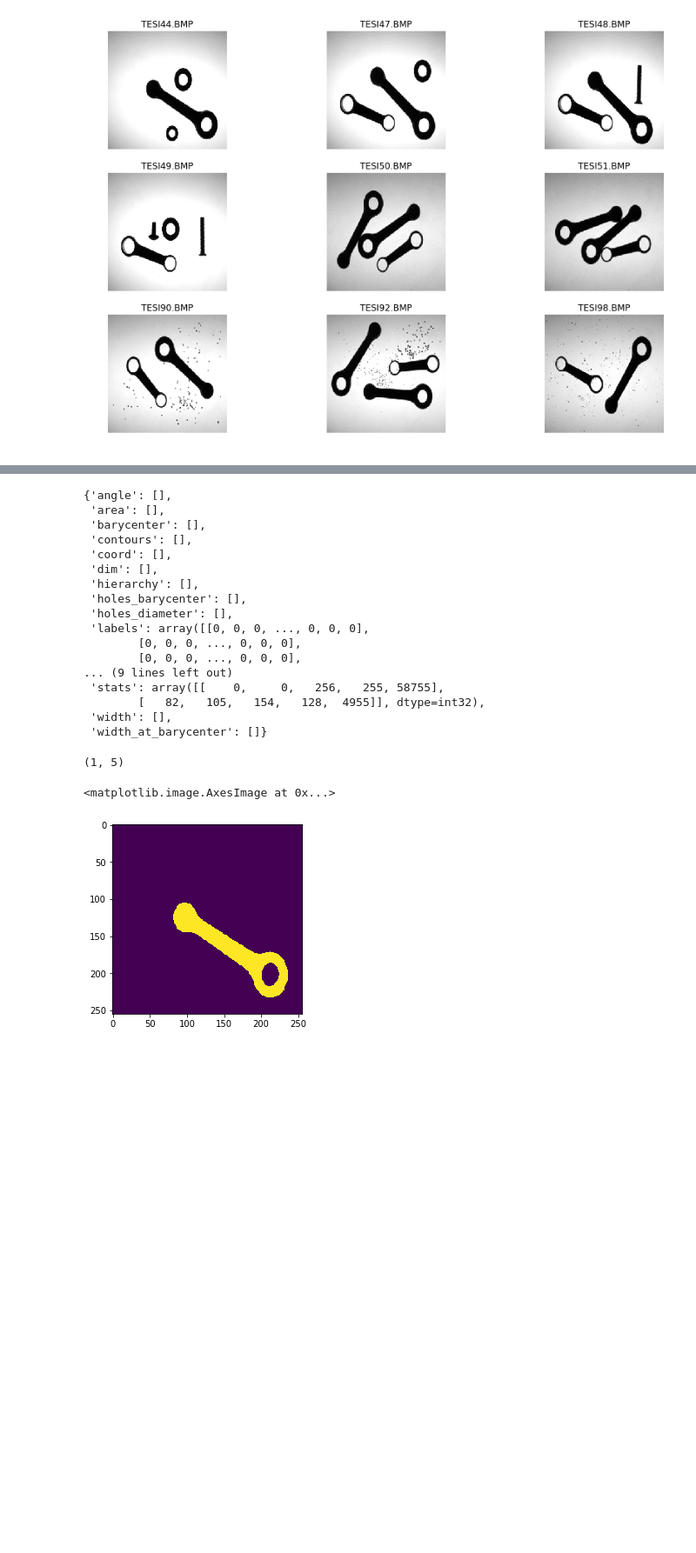
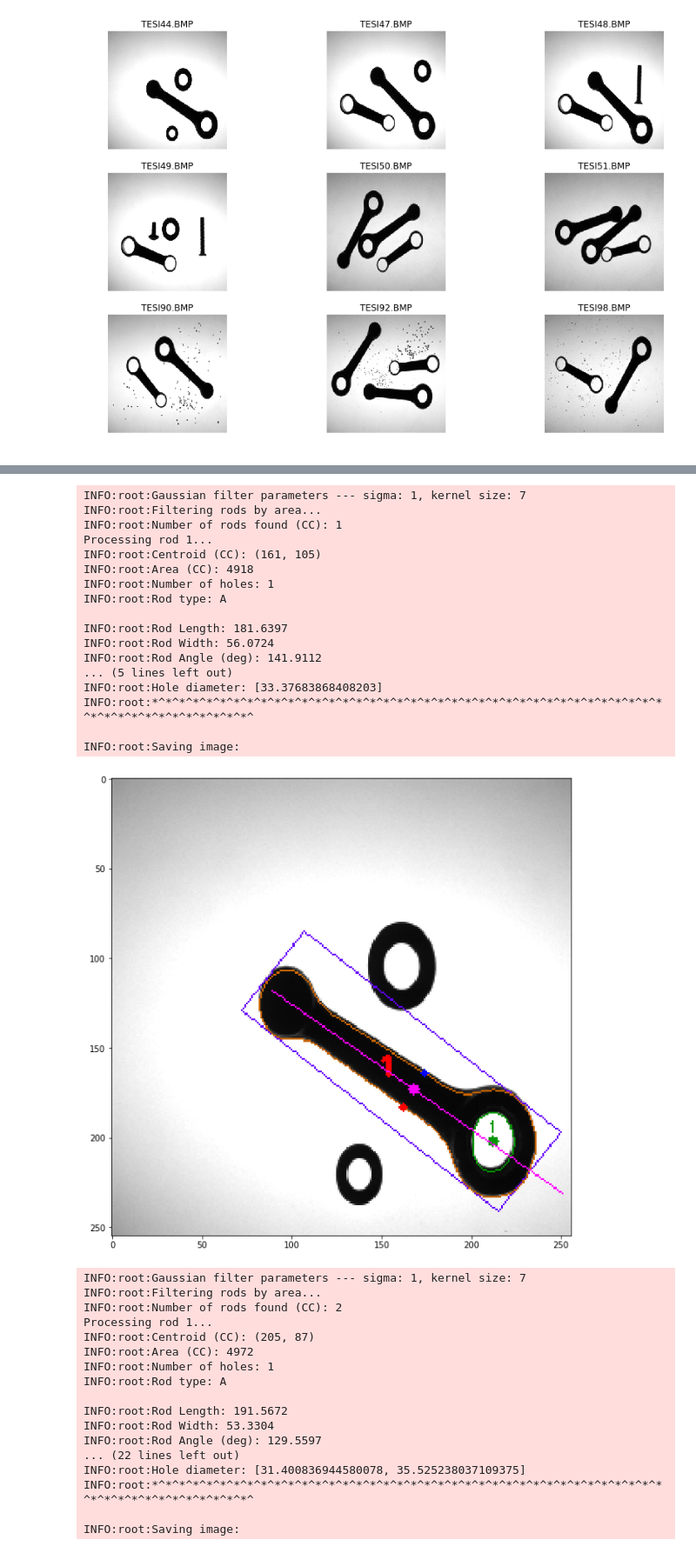
Before and after one commit to Erhtric/motorod-inspection, a Jupyter notebook: VisuInspConnRods.ipynb, the cells around one changed output, grey strips where cells are left out. Shown at 87% size. Cells and saved outputs as stored; diff of their text form; code cells hidden in the pictures; blank space fills up the shorter version.

```diff
--- a/VisuInspConnRods.ipynb
+++ b/VisuInspConnRods.ipynb
@@ -91,5 +89,8 @@ The algorithm is useful for applications such as quality control in manufacturin
 # %%
-from src.rod_detection import detect_rods_blob, detect_rods
+from src.rod_detection import detect_rods_blob
 
 # Detects the rods for a single image, it outputs the various steps
-rod_info = detect_rods_blob(images_1[0])
+# rod_info = detect_rods_blob(images_1[5], name=task1_names[5])
+
+for i in range(6):
+    rod_info = detect_rods_blob(images_1[i])
@@ -144,29 +116,39 @@ INFO:root:Filtering rods by area...
-# %%
-rod_info
-# %% [output]
-{'angle': [],
- 'area': [],
- 'barycenter': [],
- 'contours': [],
- 'coord': [],
- 'dim': [],
- 'hierarchy': [],
- 'holes_barycenter': [],
- 'holes_diameter': [],
- 'labels': array([[0, 0, 0, ..., 0, 0, 0],
-        [0, 0, 0, ..., 0, 0, 0],
-        [0, 0, 0, ..., 0, 0, 0],
-... (9 lines left out)
- 'stats': array([[    0,     0,   256,   255, 58755],
-        [   82,   105,   154,   128,  4955]], dtype=int32),
- 'width': [],
- 'width_at_barycenter': []}
-# %%
-rod_info["stats"].shape
-# %% [output]
-(1, 5)
-# %%
-plt.imshow(rod_info["labels"])
-# %% [output]
-<matplotlib.image.AxesImage at 0x...>
-[figure, removed]
+# %%
+for i in range(9):
+    rod_info = detect_rods_blob(images_2[i], min_area=1500, detect_contact_pts=True)
+# %% [output]
+INFO:root:Gaussian filter parameters --- sigma: 1, kernel size: 7
+INFO:root:Filtering rods by area...
+INFO:root:Number of rods found (CC): 1
+Processing rod 1...
+INFO:root:Centroid (CC): (161, 105)
+INFO:root:Area (CC): 4918
+INFO:root:Number of holes: 1
+INFO:root:Rod type: A
+
+INFO:root:Rod Length: 181.6397
+INFO:root:Rod Width: 56.0724
+INFO:root:Rod Angle (deg): 141.9112
+... (5 lines left out)
+INFO:root:Hole diameter: [33.37683868408203]
+INFO:root:*^*^*^*^*^*^*^*^*^*^*^*^*^*^*^*^*^*^*^*^*^*^*^*^*^*^*^*^*^*^*^*^*^*^*^*^*^*^*^*^*^*^*^*^*^*^*^*^*^*^
+
+INFO:root:Saving image:
+[figure, added]
+INFO:root:Gaussian filter parameters --- sigma: 1, kernel size: 7
+INFO:root:Filtering rods by area...
+INFO:root:Number of rods found (CC): 2
+Processing rod 1...
+INFO:root:Centroid (CC): (205, 87)
+INFO:root:Area (CC): 4972
+INFO:root:Number of holes: 1
+INFO:root:Rod type: A
+
+INFO:root:Rod Length: 191.5672
+INFO:root:Rod Width: 53.3304
+INFO:root:Rod Angle (deg): 129.5597
+... (22 lines left out)
+INFO:root:Hole diameter: [31.400836944580078, 35.525238037109375]
+INFO:root:*^*^*^*^*^*^*^*^*^*^*^*^*^*^*^*^*^*^*^*^*^*^*^*^*^*^*^*^*^*^*^*^*^*^*^*^*^*^*^*^*^*^*^*^*^*^*^*^*^*^
+
+INFO:root:Saving image:
```
Also changed, not shown: parts of 8 cells of this notebook, 18 other files.
